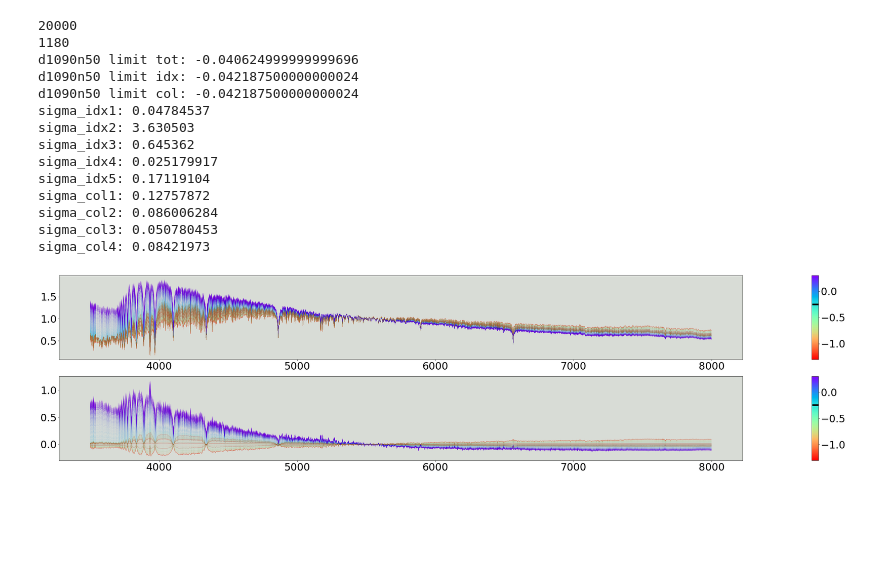
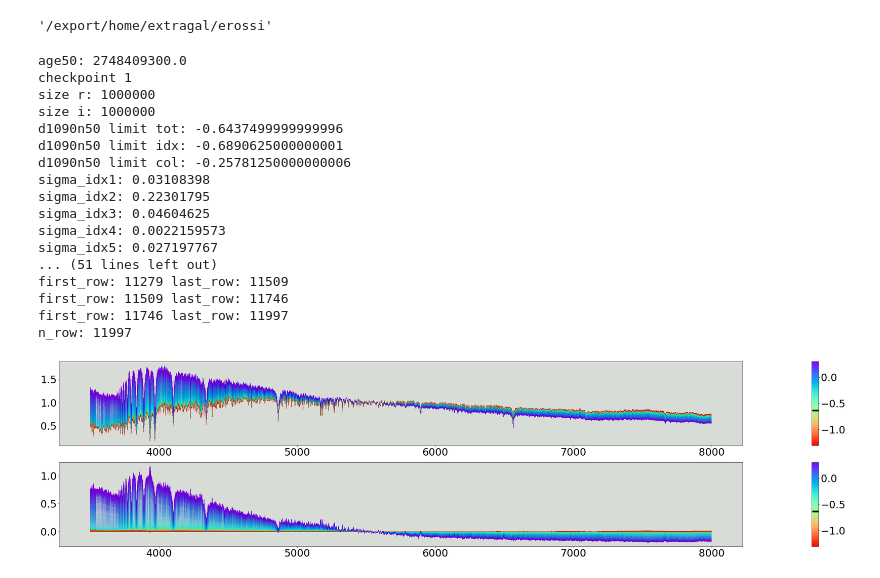
Before and after one commit to edoardorossi3/TESIedo_git, a Jupyter notebook: tesi_py/spectre.ipynb, the cells around one changed output. Drawn from its saved outputs; the diff is of its cells as text; code cells hidden in the pictures; blank space fills up the shorter version.

Commit message:
spectre 14/7 17:29

```diff
--- a/tesi_py/spectre.ipynb
+++ b/tesi_py/spectre.ipynb
@@ -5,27 +6,34 @@ import astropy.io.fits as fits
+# %%
+os.getenv('HOME')
+# %% [output]
+'/export/home/extragal/erossi'
 # %%
-par_file='/home/edoardo/Desktop/TESI/models/Sandage_v4.1_Zfix_noburst_cb16MILES_1M/sandage_varZ_v4.1_m62fix_noburst_1M_spec_dcombnull_001_physpar_wagef.fits'
+#par_file='/home/edoardo/Desktop/TESI/models/Sandage_v4.1_Zfix_noburst_cb16MILES_1M/sandage_varZ_v4.1_m62fix_noburst_1M_spec_dcombnull_001_physpar_wagef.fits'
 suffix_file='sandage_varZ_v4.1_m62fix_noburst_1M_spec_dcombnull'
 
-hdul_par=fits.open(par_file)
-age50=hdul_par[1].data['age50']
+#hdul_par=fits.open(par_file)
+#age50=hdul_par[1].data['age50']
 
-plot_spec.spectre(suffix_file, 8.85, 9.1)
+plot_spec.spectre(suffix_file, 9.05, 9.1)
 # %% [output]
-20000
-1180
-d1090n50 limit tot: -0.040624999999999696
-d1090n50 limit idx: -0.042187500000000024
-d1090n50 limit col: -0.042187500000000024
-sigma_idx1: 0.04784537
-sigma_idx2: 3.630503
-sigma_idx3: 0.645362
-sigma_idx4: 0.025179917
-sigma_idx5: 0.17119104
-sigma_col1: 0.12757872
-sigma_col2: 0.086006284
-sigma_col3: 0.050780453
-sigma_col4: 0.08421973
+age50: 2748409300.0
+checkpoint 1
+size r: 1000000
+size i: 1000000
+d1090n50 limit tot: -0.6437499999999996
+d1090n50 limit idx: -0.6890625000000001
+d1090n50 limit col: -0.25781250000000006
+sigma_idx1: 0.03108398
+sigma_idx2: 0.22301795
+sigma_idx3: 0.04604625
+sigma_idx4: 0.0022159573
+sigma_idx5: 0.027197767
+... (51 lines left out)
+first_row: 11279 last_row: 11509
+first_row: 11509 last_row: 11746
+first_row: 11746 last_row: 11997
+n_row: 11997
-[figure, old version]
+[figure, new version]
 # %%
 #bin_age50=np.histogram(np.log10(age50), 83, range=(6.0, 10.15))[1]
 #for i in range(0, 83):
```
Also changed, not shown: parts of 1 cell of this notebook, 3 other files.
